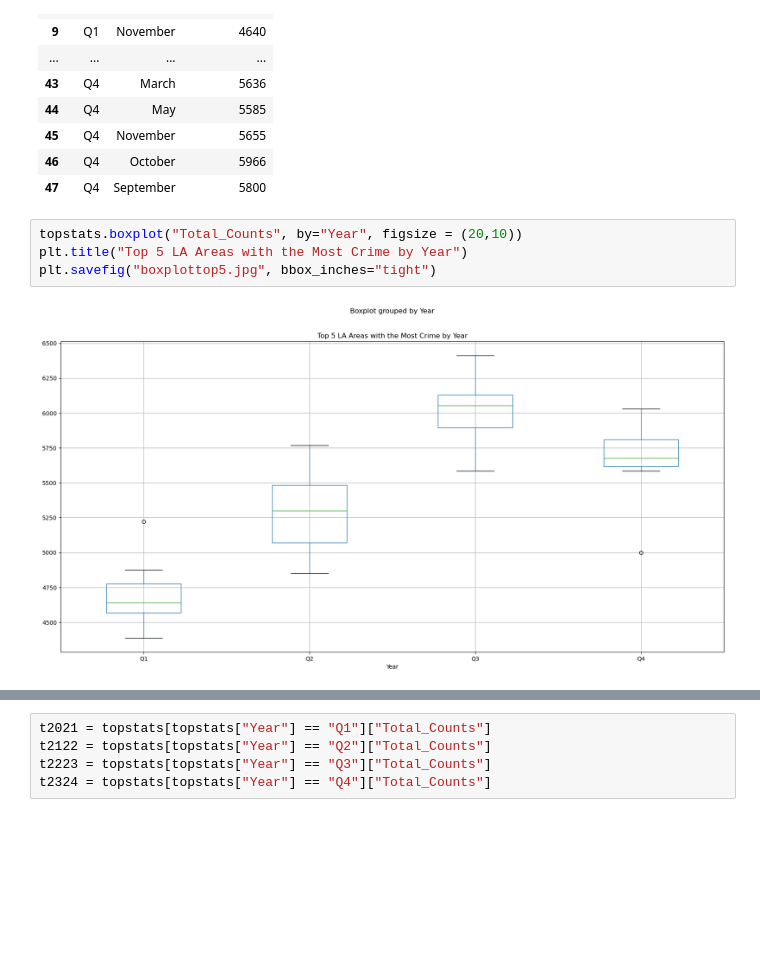
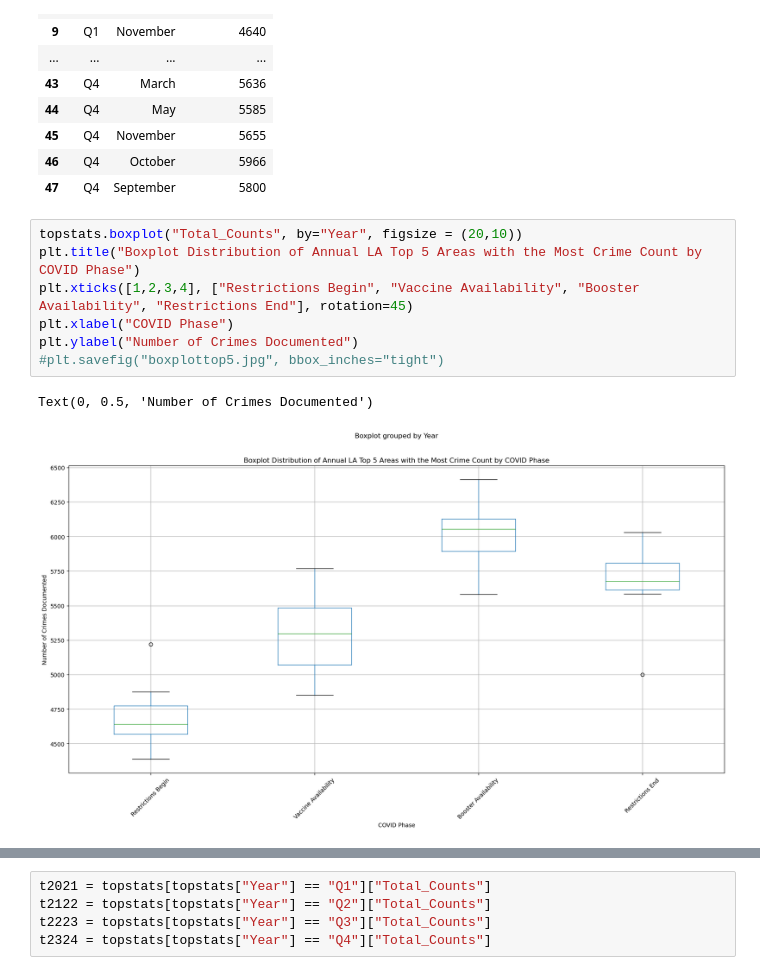
Before and after one commit to wiseorcool/Project-1-Team-4, a Jupyter notebook: 14042024_P1 YS/Project-1-Team-4-Brendan-s-Branch/April 10th Initial Graphs/Working_Refined_ish.ipynb, the cells around one changed output, grey strips where cells are left out. Cells and saved outputs as stored; diff of their text form; blank space fills up the shorter version.

```diff
--- a/14042024_P1 YS/Project-1-Team-4-Brendan-s-Branch/April 10th Initial Graphs/Working_Refined_ish.ipynb
+++ b/14042024_P1 YS/Project-1-Team-4-Brendan-s-Branch/April 10th Initial Graphs/Working_Refined_ish.ipynb
@@ -2654,10 +2665,14 @@ topstats
 | 47 | Q4 | September | 5800 |
 # %%
 topstats.boxplot("Total_Counts", by="Year", figsize = (20,10))
-plt.title("Top 5 LA Areas with the Most Crime by Year")
-plt.savefig("boxplottop5.jpg", bbox_inches="tight")
+plt.title("Boxplot Distribution of Annual LA Top 5 Areas with the Most Crime Count by COVID Phase")
+plt.xticks([1,2,3,4], ["Restrictions Begin", "Vaccine Availability", "Booster Availability", "Restrictions End"], rotation=45)
+plt.xlabel("COVID Phase")
+plt.ylabel("Number of Crimes Documented")
+#plt.savefig("boxplottop5.jpg", bbox_inches="tight")
 # %% [output]
+Text(0, 0.5, 'Number of Crimes Documented')
-[figure, old version]
+[figure, new version]
 # %%
 stats.f_oneway(t2021, t2122, t2223, t2324)
 # %% [output]
```
Also changed, not shown: parts of 15 cells of this notebook, 8 other files.
